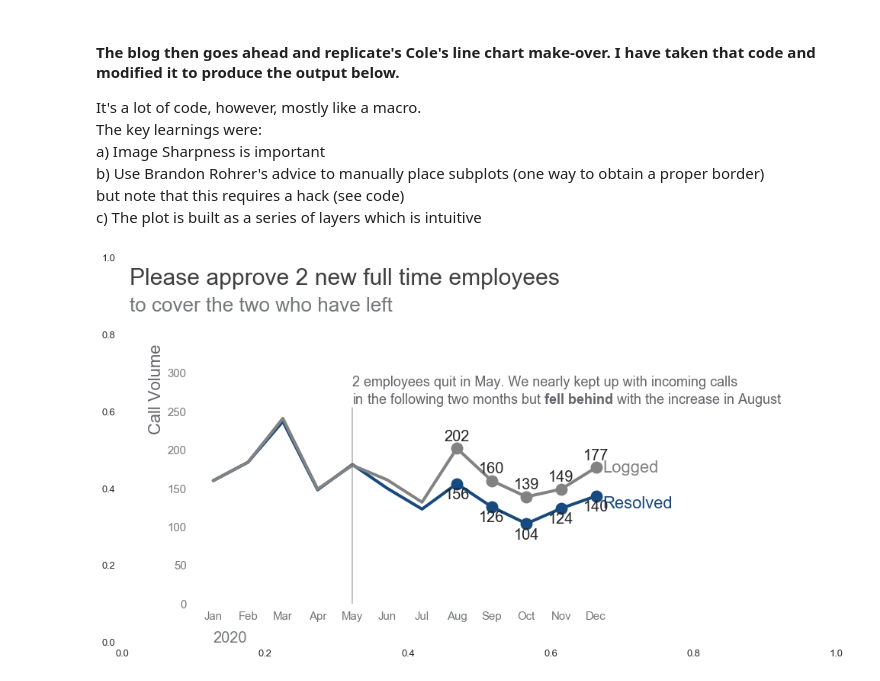
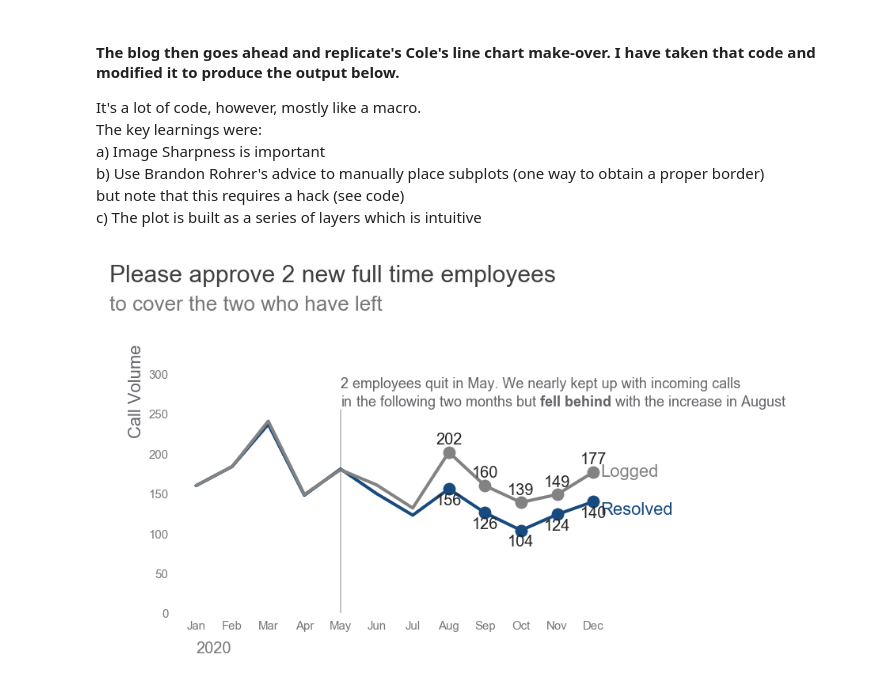
Before and after one commit to steed360/Data-Wrangling-And-Visualisation-Toolkits, a Jupyter notebook: Data Visualisation/Seaborn/Annotated Line Chart 1.ipynb, the cells around one changed output. Drawn from its saved outputs; the diff is of its cells as text; code cells hidden in the pictures.

```diff
--- a/Data Visualisation/Seaborn/Annotated Line Chart 1.ipynb
+++ b/Data Visualisation/Seaborn/Annotated Line Chart 1.ipynb
@@ -151,7 +151,7 @@ sns.set_style ("white")
 
 # Add a dummy subplot, this is a hack to get the figure to retain it's specified size.
 ax0 = fig.add_axes( (0,0,1,1))
-#ax0.axis('Off') # don't draw anything.
+ax0.axis('Off') # don't draw anything.
 
 #ax.set_title ( 'Please approve 2 new full time employees', fontsize=20, y = 1.05, color=GRAY5)
 
@@ -219,31 +219,31 @@ for i, txt in enumerate(y1):
 # ----------------------------------------------------------
 
 #plt.grid(axis='y')
 
 plt.ylabel('')
 plt.ylim(0,300)
 
 # Axis
 #ax.yaxis.set_ticklabels( df.Item ,fontsize=12,color=GRAY5 )
 #ax.set(xticks=range(0, 12), xticklabels=list(names2), color=GRAY5 )
 #ax.tick_params(axis='both', which='major', labelsize=20)
 
 ax.set(xticks=range(0, 12), xticklabels=list(names2) )
 ax.tick_params(axis='both', which='major', labelsize=15, labelcolor=GRAY5, color=GRAY5)
 
 # Change the colors of the left and bottom borders (fade into the background)
 #ax.spines['bottom'].set_color('lightgrey')
 #ax.spines['top'].set_color('lightgrey')
 
 ax.legend().set_visible(False)
 
 # Y axis label
 ax.yaxis.set_label_coords(-0.07, 0.93)
 plt.ylabel('Call Volume',fontsize=22,color =annotation_colour)
 
 # Remove borders
 sns.despine(left=True, bottom=True);
 
 plt.savefig ( 'plots/annotated_line_chart')
 # %% [output]
-[figure, old version]
+[figure, new version]
```
Also changed, not shown: 2 other files.
